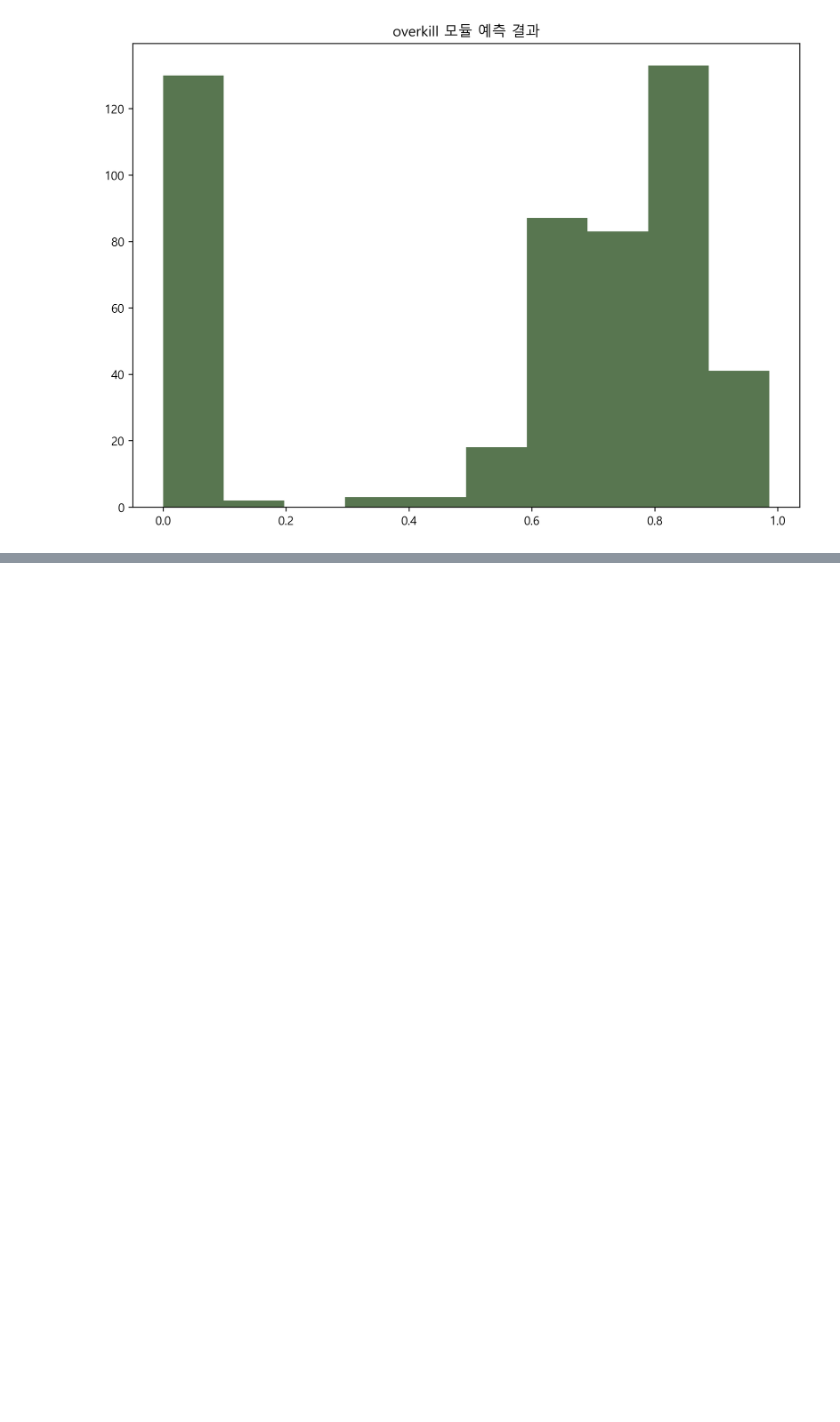
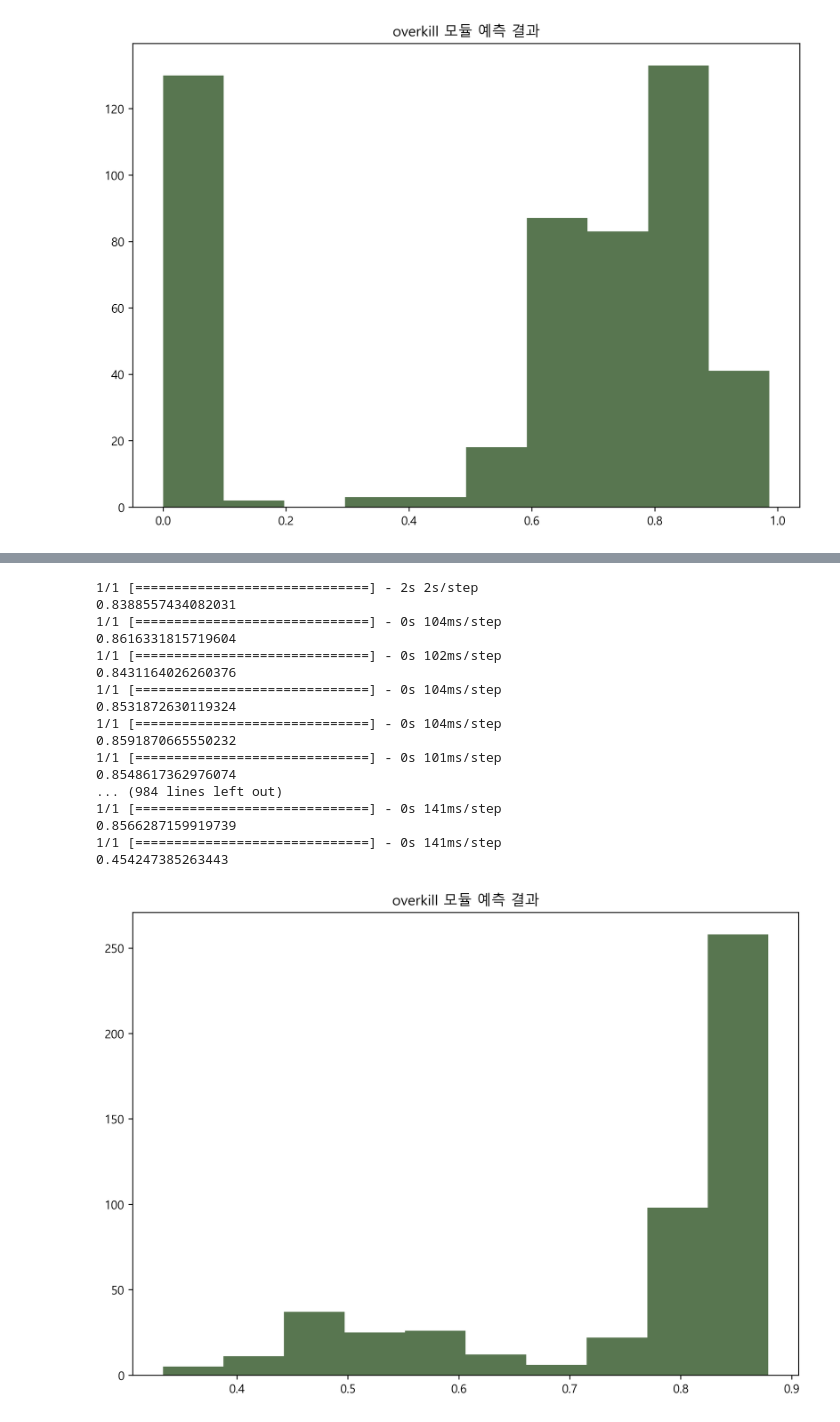
Before and after one commit to knudatascientists/lg-innotek-projects, a Jupyter notebook: cnn_model/predict.ipynb, the cells around one changed output, grey strips where cells are left out. Cells and saved outputs as stored; diff of their text form; code cells hidden in the pictures; blank space fills up the shorter version.

```diff
--- a/cnn_model/predict.ipynb
+++ b/cnn_model/predict.ipynb
@@ -156,0 +220,26 @@ plt.show()
+# %%
+ovk_scores = predict_dir("../image/module/overkill/", model_non)
+
+plt.figure(figsize=(10, 7), dpi=300)
+plt.hist(ovk_scores, color="#587650")
+plt.title("overkill 모듈 예측 결과")
+plt.show()
+# %% [output]
+1/1 [==============================] - 2s 2s/step
+0.8388557434082031
+1/1 [==============================] - 0s 104ms/step
+0.8616331815719604
+1/1 [==============================] - 0s 102ms/step
+0.8431164026260376
+1/1 [==============================] - 0s 104ms/step
+0.8531872630119324
+1/1 [==============================] - 0s 104ms/step
+0.8591870665550232
+1/1 [==============================] - 0s 101ms/step
+0.8548617362976074
+... (984 lines left out)
+1/1 [==============================] - 0s 141ms/step
+0.8566287159919739
+1/1 [==============================] - 0s 141ms/step
+0.454247385263443
+[figure, added]
```
Also changed, not shown: parts of 5 cells of this notebook.
